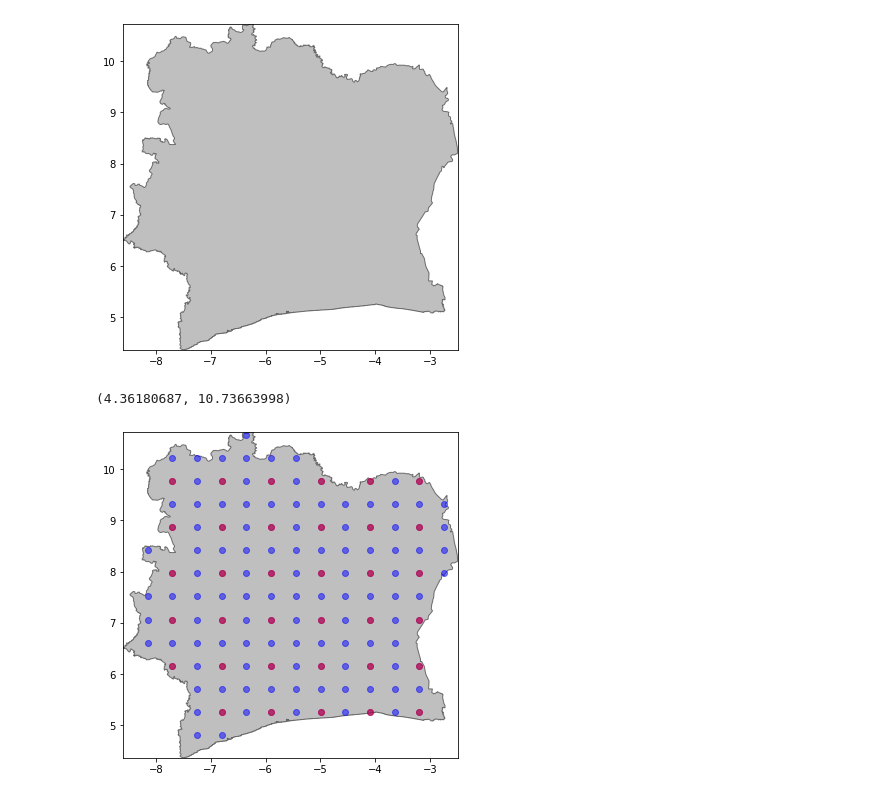
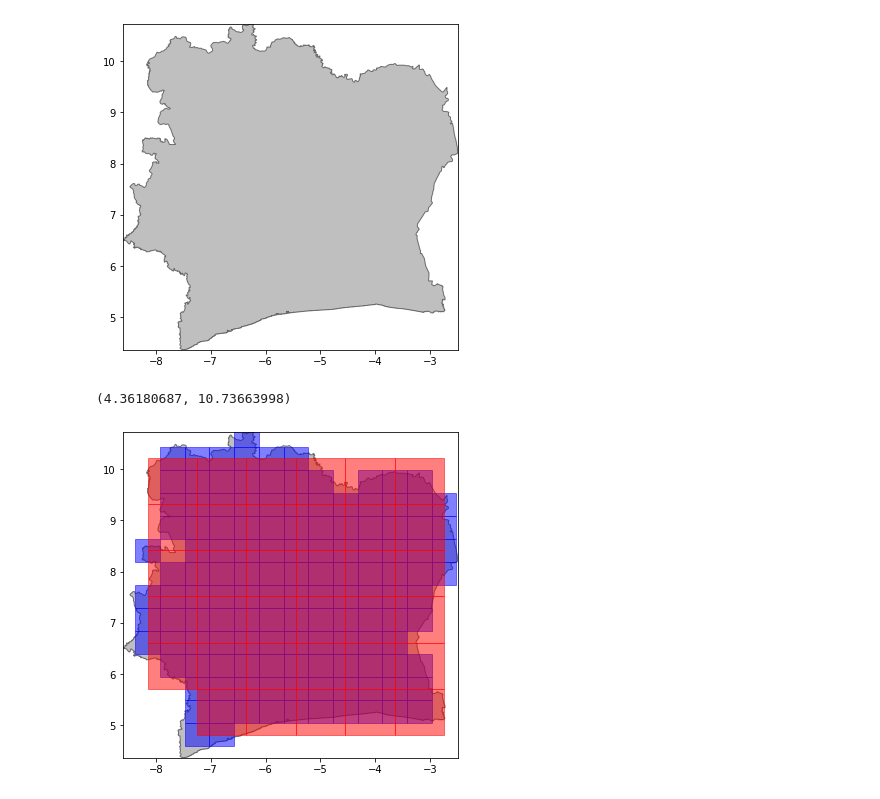
Before and after one commit to ric70x7/Multioutput2D, a Jupyter notebook: bioclim_extractor.ipynb, the cells around one changed output. Saved outputs shown, nothing was run; the diff lists cells and outputs as text; code cells hidden in the pictures.

Commit message:
adding polygons

```diff
--- a/bioclim_extractor.ipynb
+++ b/bioclim_extractor.ipynb
@@ -32,36 +35,54 @@ d2km = 1/111
 
 # Make grid of 50 km resolution
 res1 = 50
-grid_x50 = [xlim[0] + i * d2km for i in  np.arange(np.diff(xlim) // d2km, step = res1)]
-grid_y50 = [ylim[0] + i * d2km for i in  np.arange(np.diff(ylim) // d2km, step = res1)]
+grid_x50 = [xlim[0] + i * d2km for i in  np.arange(np.diff(xlim) // d2km + res1, step = res1)]
+grid_y50 = [ylim[0] + i * d2km for i in  np.arange(np.diff(ylim) // d2km + res1, step = res1)]
 mesh50km = np.vstack([i.ravel() for i in np.meshgrid(grid_x50, grid_y50)]).T
 
 # Make grid of 100 km resolution
 res2 = 100
-grid_x100 = [xlim[0] + i * d2km for i in  np.arange(np.diff(xlim) // d2km, step = res2)]
-grid_y100 = [ylim[0] + i * d2km for i in  np.arange(np.diff(ylim) // d2km, step = res2)]
+grid_x100 = [xlim[0] + i * d2km for i in  np.arange(np.diff(xlim) // d2km + res2, step = res2)]
+grid_y100 = [ylim[0] + i * d2km for i in  np.arange(np.diff(ylim) // d2km + res2, step = res2)]
 mesh100km = np.vstack([i.ravel() for i in np.meshgrid(grid_x100, grid_y100)]).T
+# %%
+# Make Voronoi polygons
+vor50 = disarm_gears.util.voronoi_polygons(mesh50km)
+vor100 = disarm_gears.util.voronoi_polygons(mesh100km)
 # %%
 # Make GeoDataFrames with each mesh and discard points outside the country
 ## 50km
 geo50 = geopandas.GeoDataFrame(geometry=geopandas.points_from_xy(*mesh50km.T))
 geo50 = geopandas.sjoin(geo50, civ, how='left')
+ix_50 = ~geo50.index_right.isna()
 geo50 = geo50.dropna()[['geometry']]
 geo50.reset_index(inplace=True, drop=True)
+vor50 = vor50.loc[ix_50]
+vor50.reset_index(inplace=True, drop=True)
 
 ## 100km
 geo100 = geopandas.GeoDataFrame(geometry=geopandas.points_from_xy(*mesh100km.T))
 geo100 = geopandas.sjoin(geo100, civ, how='left')
+ix_100 = ~geo100.index_right.isna()
 geo100 = geo100.dropna()[['geometry']]
 geo100.reset_index(inplace=True, drop=True)
+vor100 = vor100.loc[ix_100]
+vor100.reset_index(inplace=True, drop=True)
 # %%
 fig, ax = plt.subplots(1, figsize = (6, 6))
-for i, gi in enumerate(civ.geometry): # Add islands
+for i, gi in enumerate(civ.geometry):
      ax.add_patch(PolygonPatch(gi, color='grey', ec='k', lw=1,alpha=.5))
-ax.plot(geo50.geometry.x, geo50.geometry.y, 'o', color='blue', alpha=.5)
-ax.plot(geo100.geometry.x, geo100.geometry.y, 'o', color='red', alpha=.5)
+for i, gi in enumerate(vor50.geometry):
+     ax.add_patch(PolygonPatch(gi, color='blue', ec='blue', lw=1,alpha=.5))
+for i, gi in enumerate(vor100.geometry):
+     ax.add_patch(PolygonPatch(gi, color='red', ec='red', lw=1,alpha=.5))
+
+#ax.plot(geo50.geometry.x, geo50.geometry.y, 'o', color='blue', alpha=.5)
+#ax.plot(geo100.geometry.x, geo100.geometry.y, 'o', color='red', alpha=.5)
+#ax.plot(vor50.centroid.geometry.x, vor50.centroid.geometry.y, 'x', color='blue', alpha=1.)
+#ax.plot(vor100.centroid.geometry.x, vor100.centroid.geometry.y, 'o', color='red', alpha=.3)
+
 ax.set_xlim(xlim)
 ax.set_ylim(ylim)
 # %% [output]
 (4.36180687, 10.73663998)
-[figure, old version]
+[figure, new version]
```
Also changed, not shown: parts of 4 cells of this notebook.
